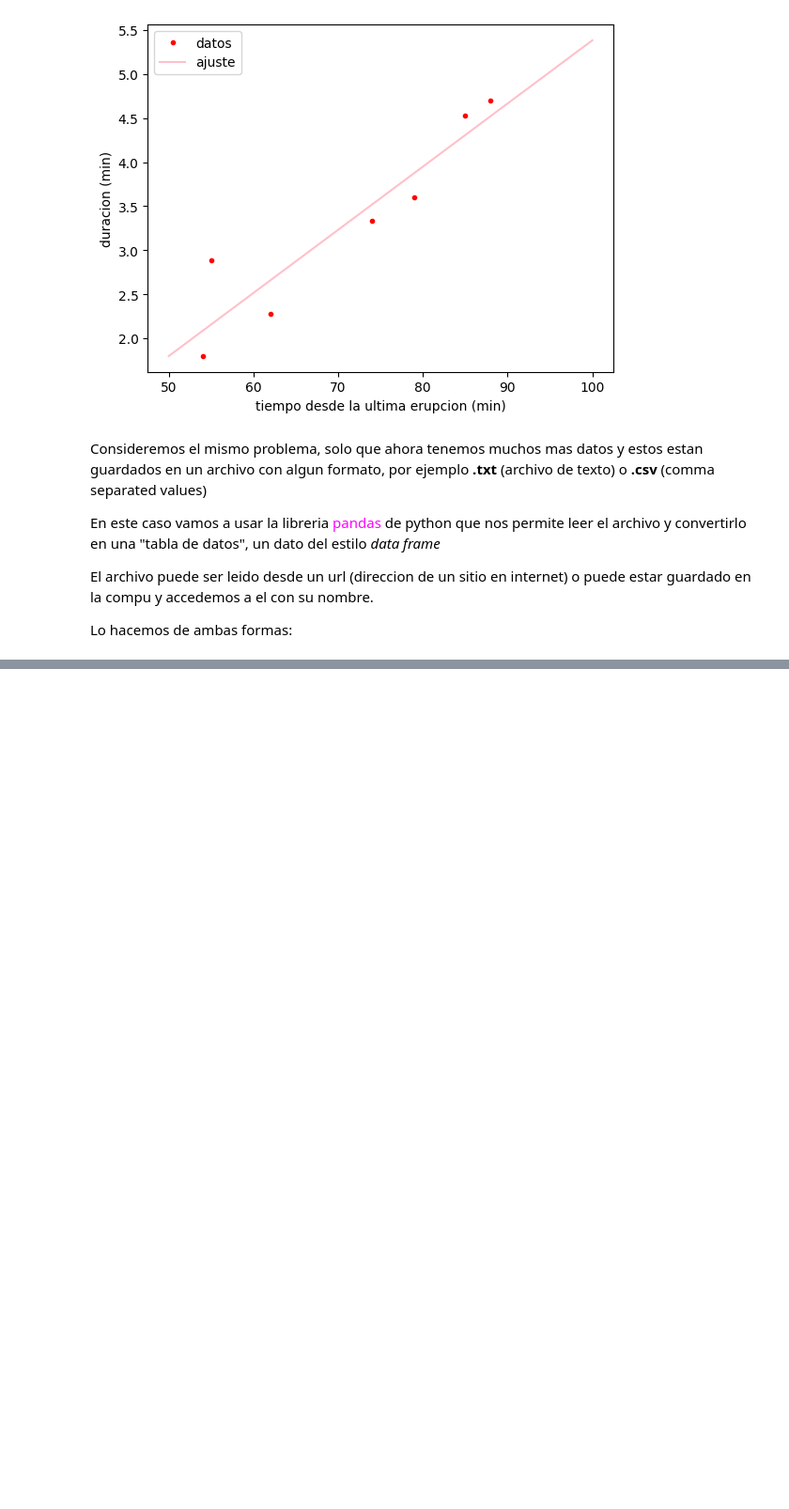
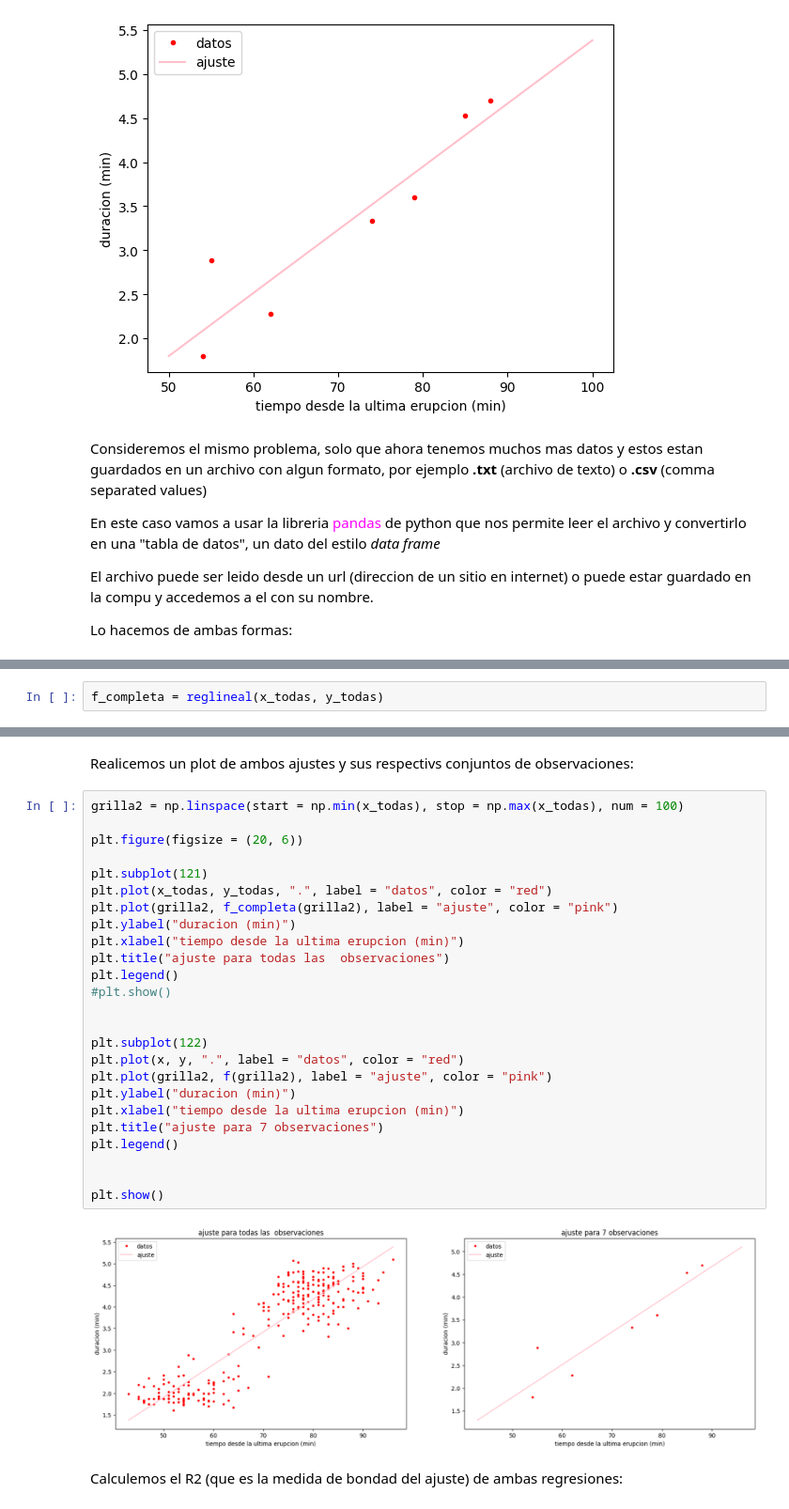
Before and after one commit to binaria010/Mate2B, a Jupyter notebook: Segunda Parte/MinimosCuadrados/Clase 1.ipynb, the cells around one changed output, grey strips where cells are left out. Shown at 94% size. Saved outputs shown, nothing was run; the diff lists cells and outputs as text; blank space fills up the shorter version.

```diff
--- a/Segunda Parte/MinimosCuadrados/Clase 1.ipynb
+++ b/Segunda Parte/MinimosCuadrados/Clase 1.ipynb
@@ -147,0 +166,2 @@ data_faithful.head()    #nos muestra las primeras 5 filas de los datos
+# %%
+f_completa = reglineal(x_todas, y_todas)
@@ -147,0 +179,31 @@ data_faithful.head()    #nos muestra las primeras 5 filas de los datos
+# %% [markdown]
+Realicemos un plot de ambos ajustes y sus respectivs conjuntos de observaciones:
+# %%
+grilla2 = np.linspace(start = np.min(x_todas), stop = np.max(x_todas), num = 100)
+
+plt.figure(figsize = (20, 6))
+
+plt.subplot(121)
+plt.plot(x_todas, y_todas, ".", label = "datos", color = "red")
+plt.plot(grilla2, f_completa(grilla2), label = "ajuste", color = "pink")
+plt.ylabel("duracion (min)")
+plt.xlabel("tiempo desde la ultima erupcion (min)")
+plt.title("ajuste para todas las  observaciones")
+plt.legend()
+#plt.show()
+
+
+plt.subplot(122)
+plt.plot(x, y, ".", label = "datos", color = "red")
+plt.plot(grilla2, f(grilla2), label = "ajuste", color = "pink")
+plt.ylabel("duracion (min)")
+plt.xlabel("tiempo desde la ultima erupcion (min)")
+plt.title("ajuste para 7 observaciones")
+plt.legend()
+
+
+plt.show()
+# %% [output]
+[figure, added]
+# %% [markdown]
+Calculemos el R2  (que es la medida de bondad del ajuste) de ambas regresiones:
```
Also changed, not shown: parts of 12 cells of this notebook.
